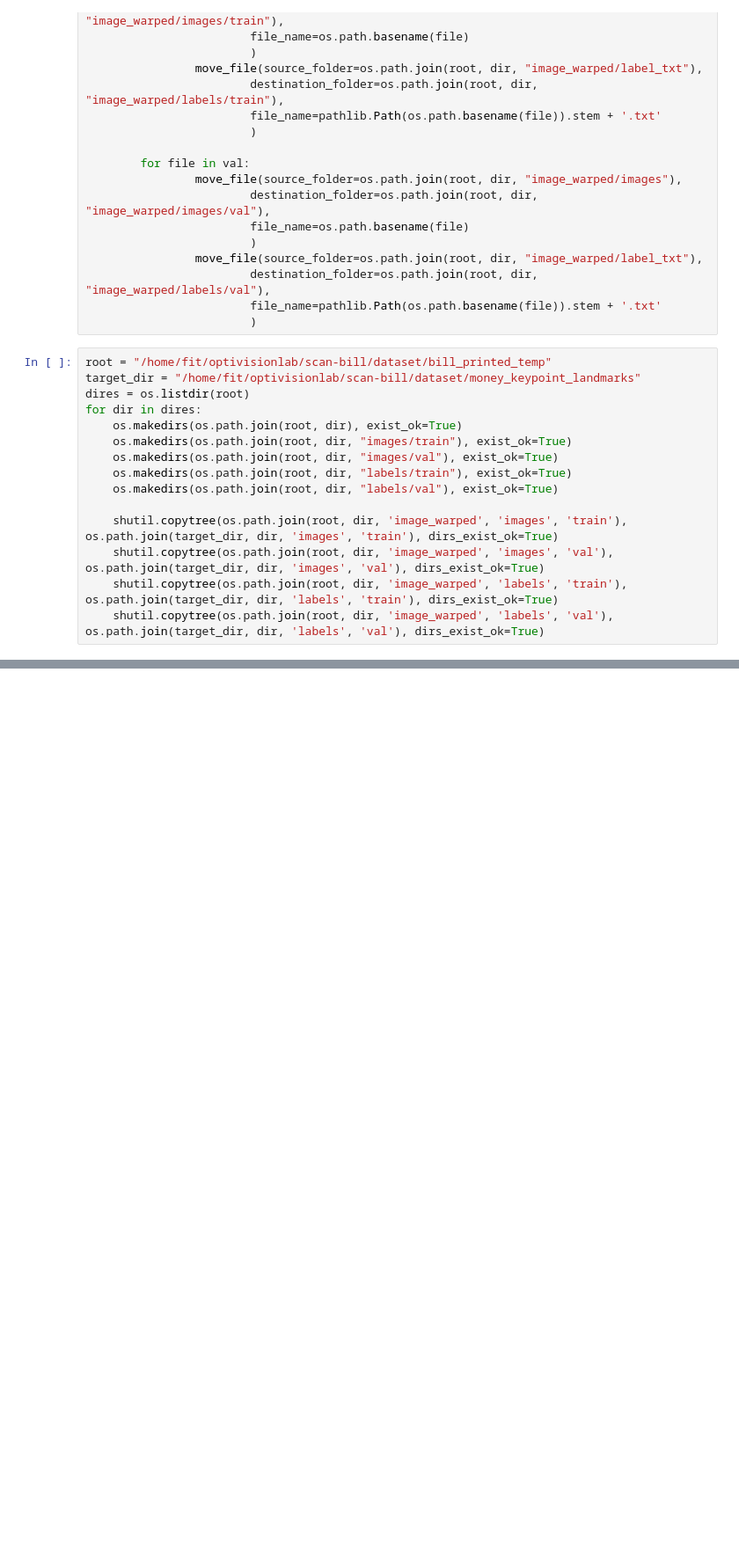
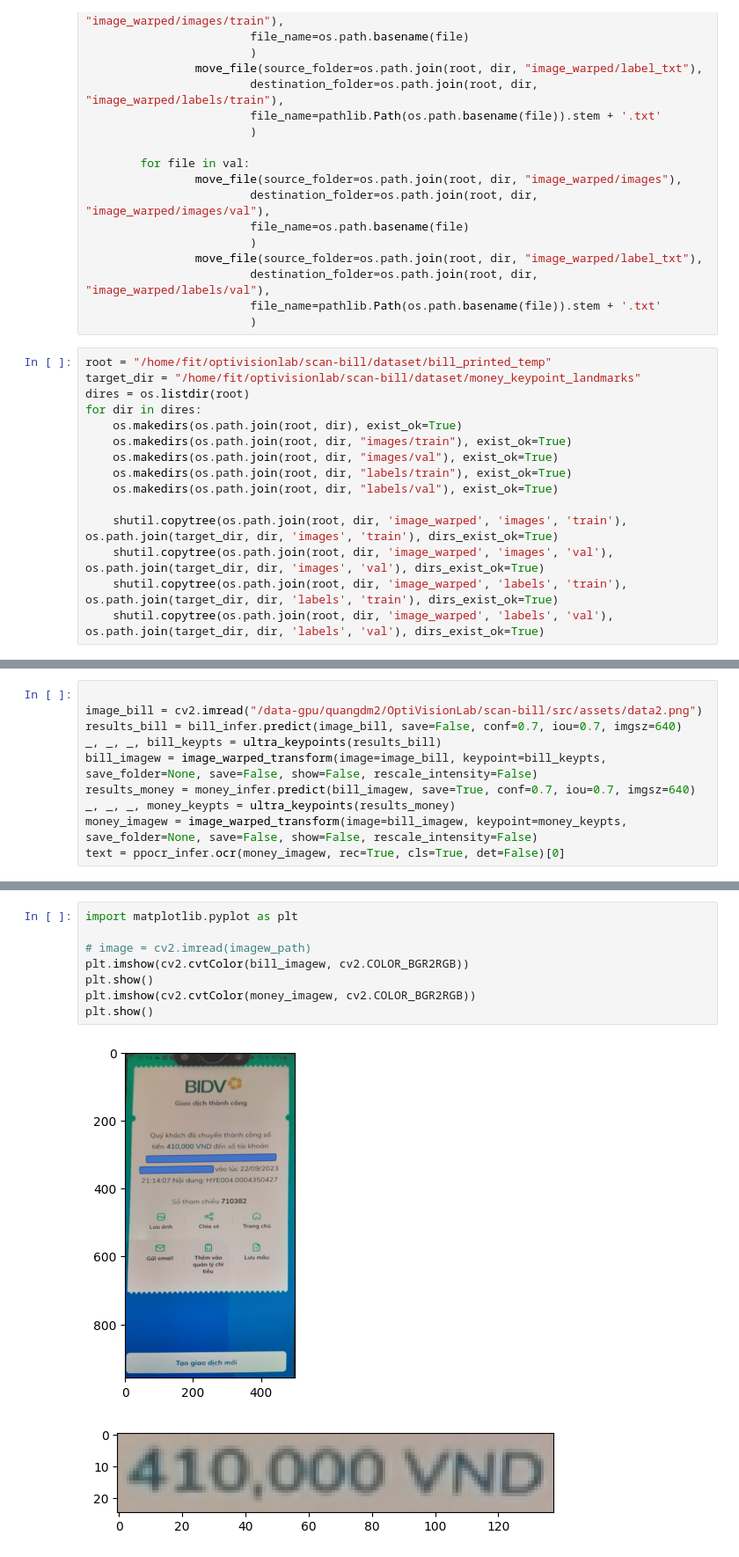
Before and after one commit to DoManhQuang/scan-bill, a Jupyter notebook: tool/data.ipynb, the cells around one changed output, grey strips where cells are left out. Shown: that part at 88% size. Drawn from its saved outputs; the diff is of its cells as text; blank space fills up the shorter version.

```diff
--- a/tool/data.ipynb
+++ b/tool/data.ipynb
@@ -272,0 +613,10 @@ for dir in dires:
+# %%
+
+image_bill = cv2.imread("/data-gpu/quangdm2/OptiVisionLab/scan-bill/src/assets/data2.png")
+results_bill = bill_infer.predict(image_bill, save=False, conf=0.7, iou=0.7, imgsz=640)
+_, _, _, bill_keypts = ultra_keypoints(results_bill)
+bill_imagew = image_warped_transform(image=image_bill, keypoint=bill_keypts, save_folder=None, save=False, show=False, rescale_intensity=False)
+results_money = money_infer.predict(bill_imagew, save=True, conf=0.7, iou=0.7, imgsz=640)
+_, _, _, money_keypts = ultra_keypoints(results_money)
+money_imagew = image_warped_transform(image=bill_imagew, keypoint=money_keypts, save_folder=None, save=False, show=False, rescale_intensity=False)
+text = ppocr_infer.ocr(money_imagew, rec=True, cls=True, det=False)[0]
@@ -272,0 +659,11 @@ for dir in dires:
+# %%
+import matplotlib.pyplot as plt
+
+# image = cv2.imread(imagew_path)
+plt.imshow(cv2.cvtColor(bill_imagew, cv2.COLOR_BGR2RGB))
+plt.show()
+plt.imshow(cv2.cvtColor(money_imagew, cv2.COLOR_BGR2RGB))
+plt.show()
+# %% [output]
+[figure, added]
+[figure, added]
```
Also changed, not shown: parts of 8 cells of this notebook.
